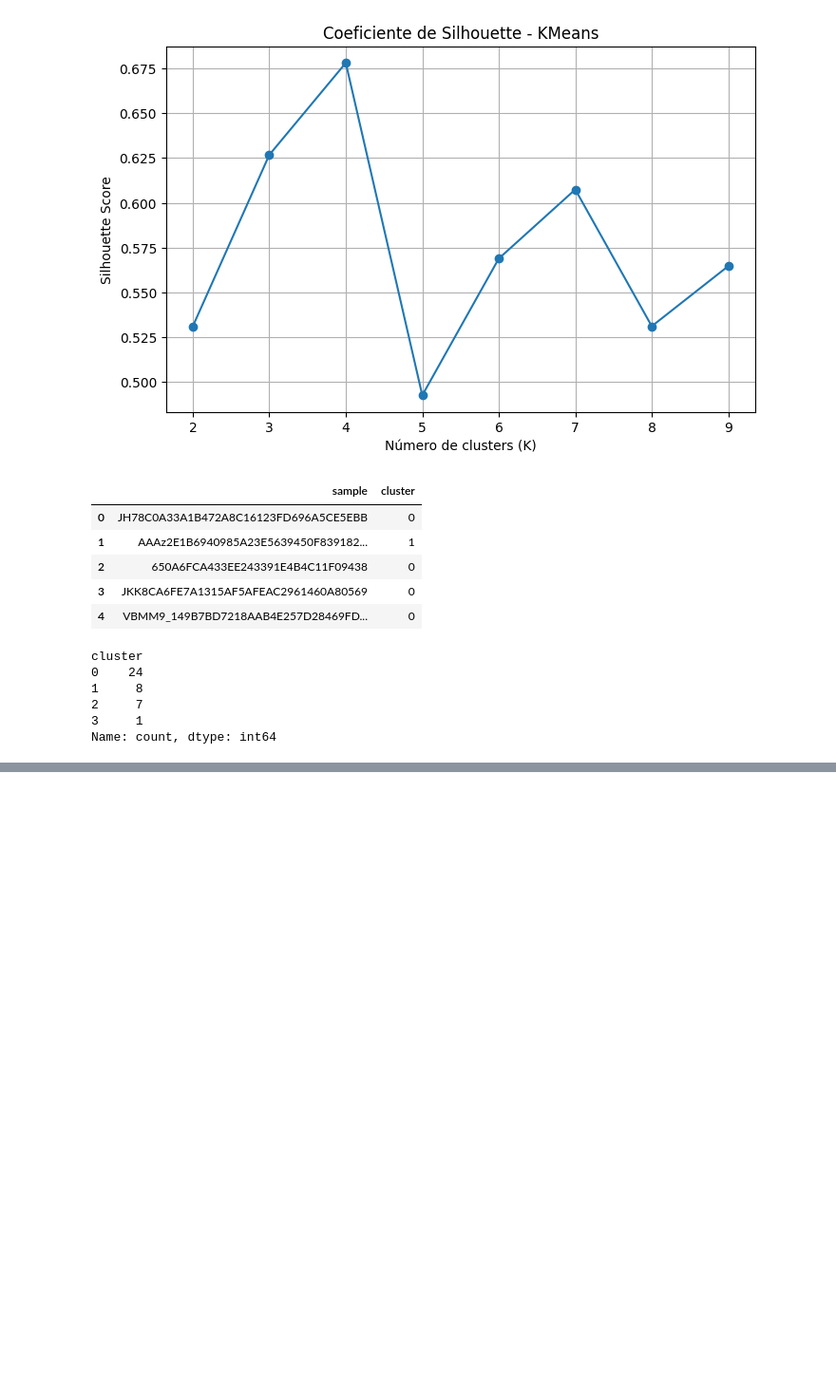
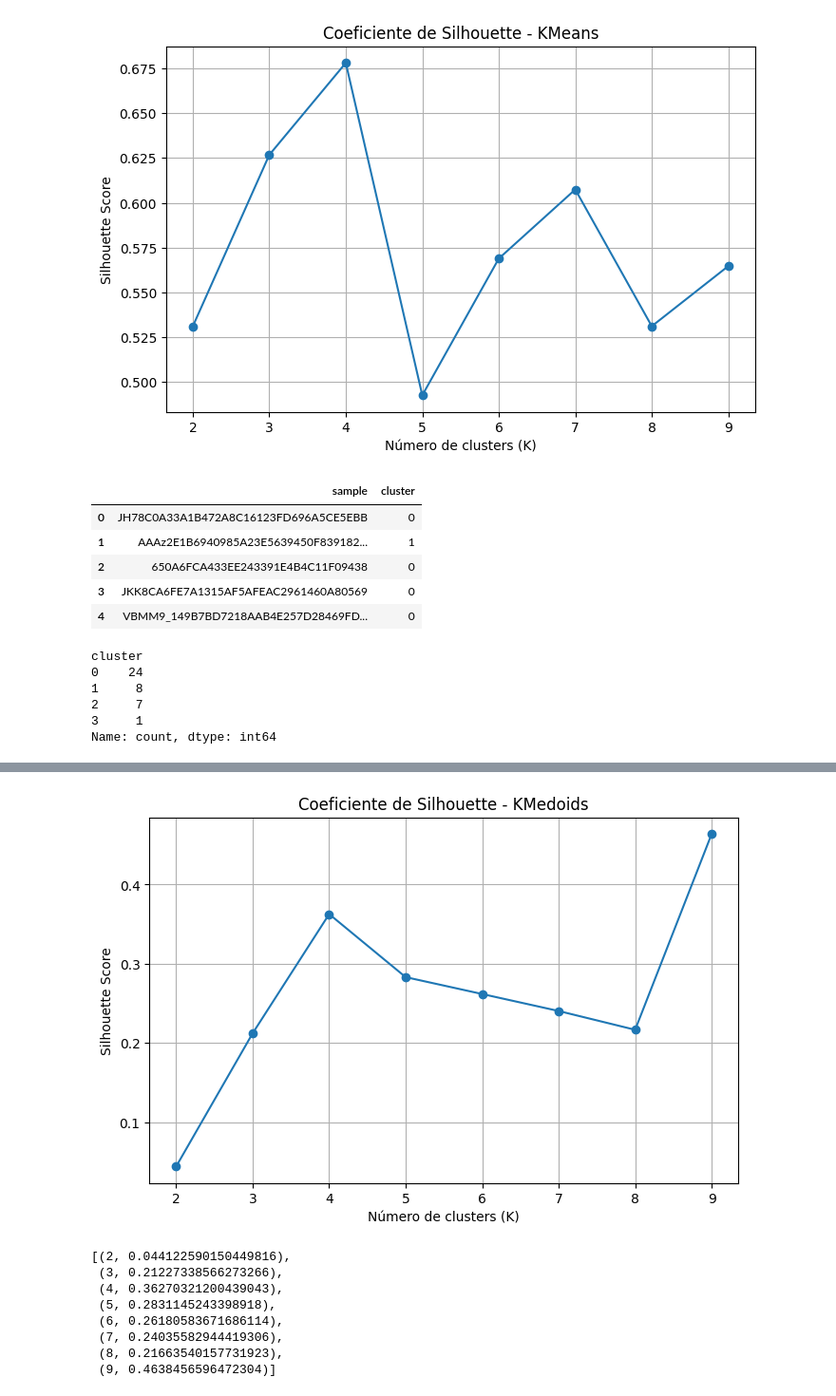
Before and after one commit to EdwinOrtegaK/Lab03_SDS, a Jupyter notebook: notebooks/lab3_malware_families.ipynb, the cells around one changed output, grey strips where cells are left out. Shown at 95% size. Drawn from its saved outputs; the diff is of its cells as text; code cells hidden in the pictures; blank space fills up the shorter version.

```diff
--- a/notebooks/lab3_malware_families.ipynb
+++ b/notebooks/lab3_malware_families.ipynb
@@ -336,0 +369,38 @@ df.to_csv("../dataset/malware_clusters.csv", index=False)
+# %%
+from sklearn.metrics import silhouette_score
+
+silhouette_scores_kmedoids = []
+
+for k in k_values:
+
+    kmedoids = KMedoids(
+        n_clusters=k,
+        random_state=42
+    )
+
+    labels = kmedoids.fit_predict(X_dense)
+
+    score = silhouette_score(X_dense, labels)
+    silhouette_scores_kmedoids.append(score)
+
+plt.figure(figsize=(8,5))
+plt.plot(k_values, silhouette_scores_kmedoids, marker="o")
+
+plt.xlabel("Número de clusters (K)")
+plt.ylabel("Silhouette Score")
+plt.title("Coeficiente de Silhouette - KMedoids")
+
+plt.grid(True)
+plt.show()
+
+list(zip(k_values, silhouette_scores_kmedoids))
+# %% [output]
+[figure, added]
+[(2, 0.044122590150449816),
+ (3, 0.21227338566273266),
+ (4, 0.36270321200439043),
+ (5, 0.2831145243398918),
+ (6, 0.26180583671686114),
+ (7, 0.24035582944419306),
+ (8, 0.21663540157731923),
+ (9, 0.4638456596472304)]
```
Also changed, not shown: parts of 6 cells of this notebook.
